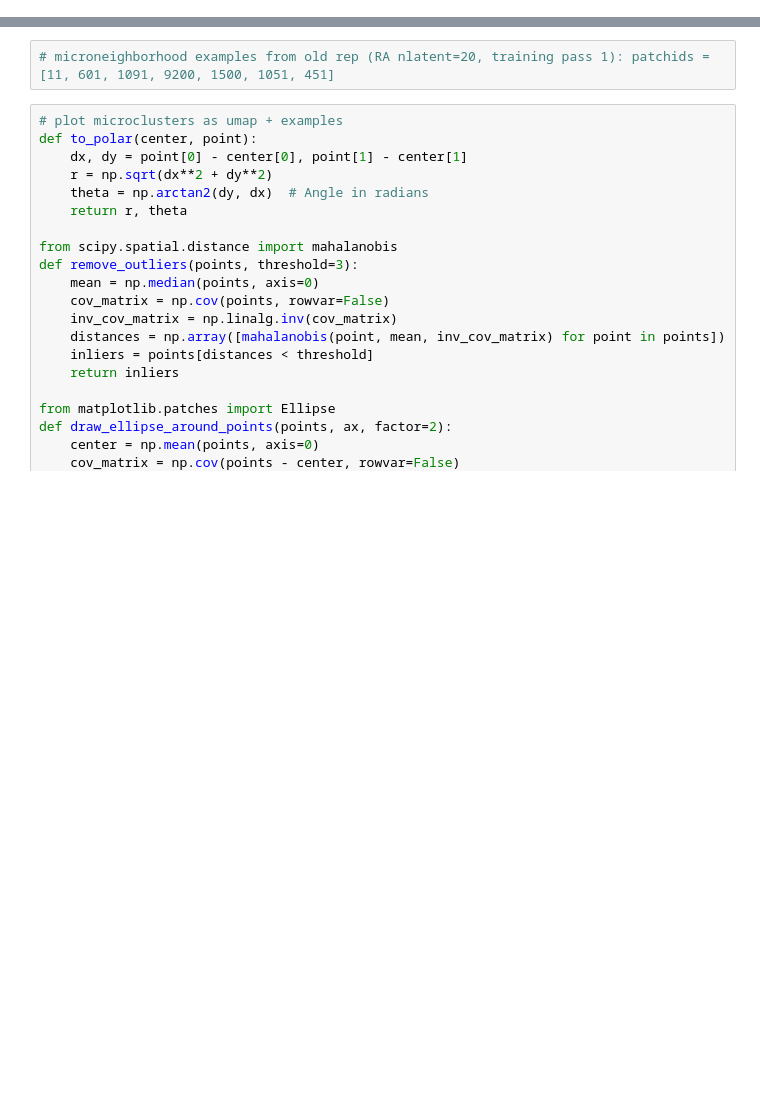
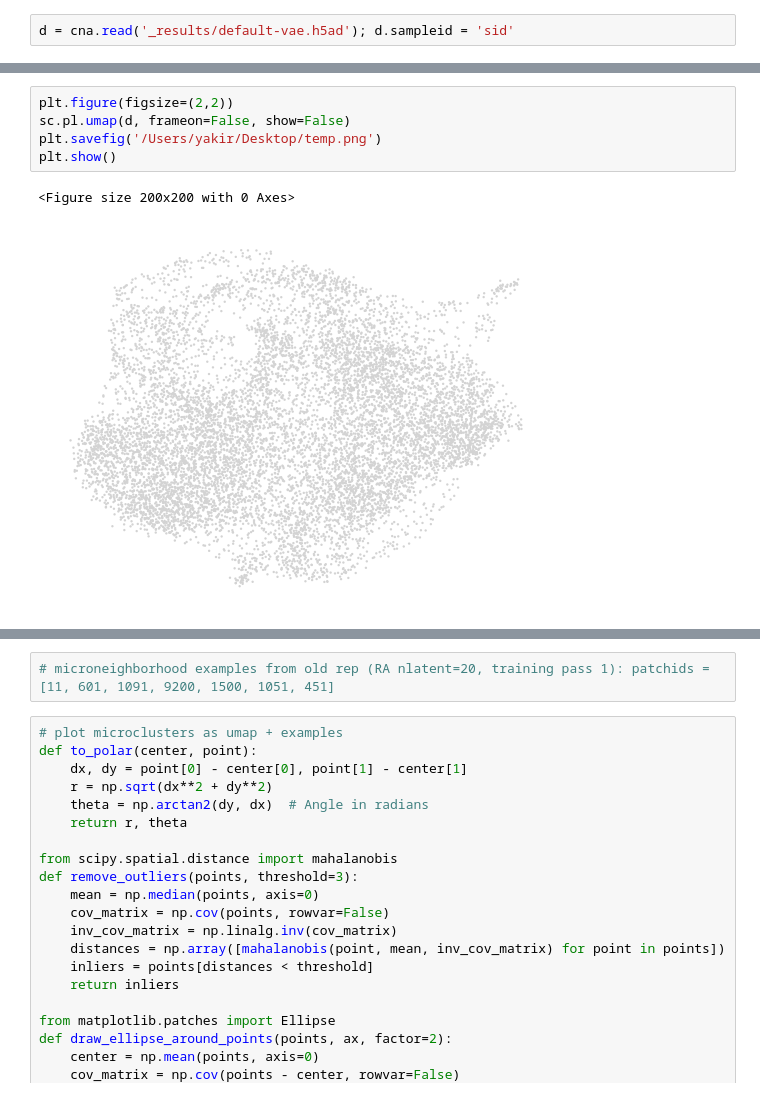
Before and after one commit to yakirr/vimapaper, a Jupyter notebook: RA/RA.4.scratch.ipynb, the cells around one changed output, grey strips where cells are left out. Cells and saved outputs as stored; diff of their text form; blank space fills up the shorter version.

Commit message:
initial ALZ figure

```diff
--- a/RA/RA.4.scratch.ipynb
+++ b/RA/RA.4.scratch.ipynb
@@ -0,0 +12,2 @@
+# %%
+d = cna.read('_results/default-vae.h5ad'); d.sampleid = 'sid'
@@ -0,0 +16,8 @@
+# %%
+plt.figure(figsize=(2,2))
+sc.pl.umap(d, frameon=False, show=False)
+plt.savefig('/Users/yakir/Desktop/temp.png')
+plt.show()
+# %% [output]
+<Figure size 200x200 with 0 Axes>
+[figure, added]
```
Also changed, not shown: parts of 11 cells of this notebook, 10 other files.
